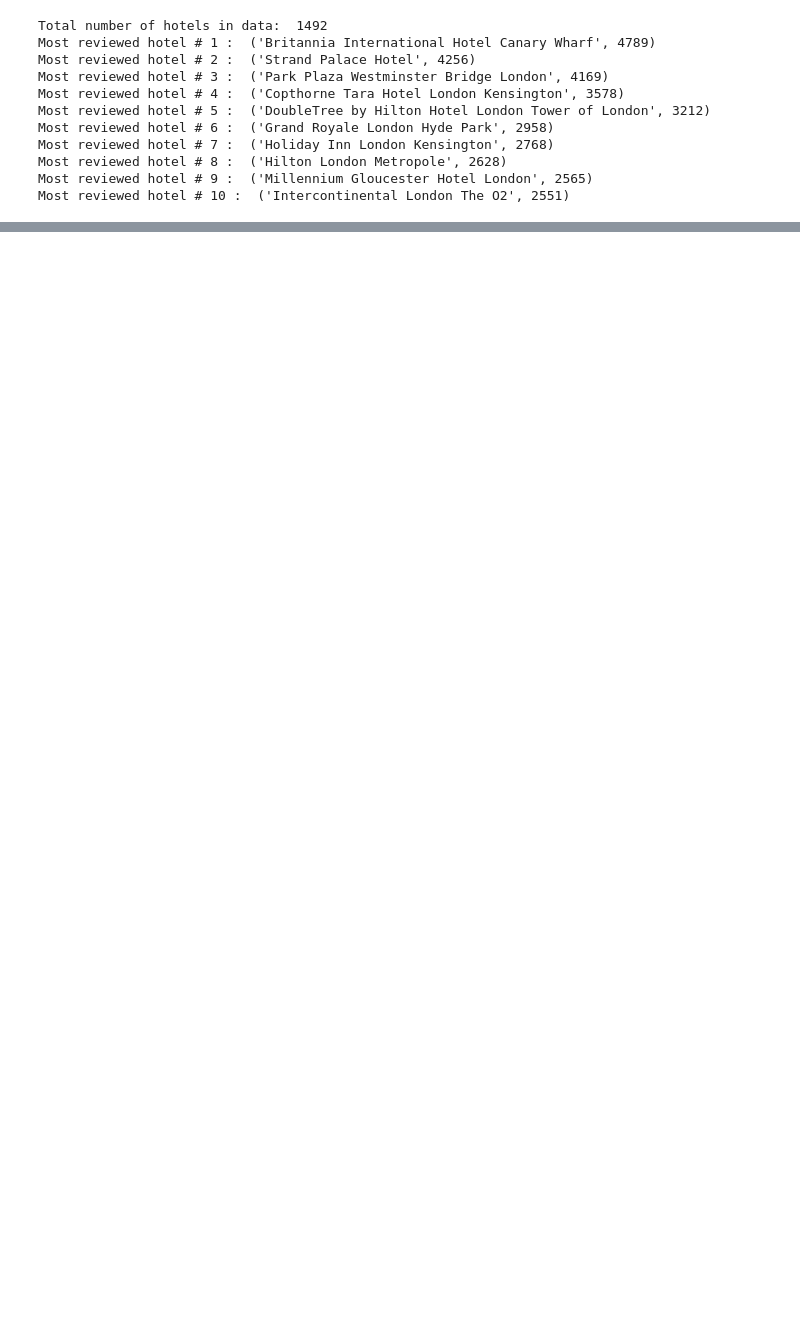
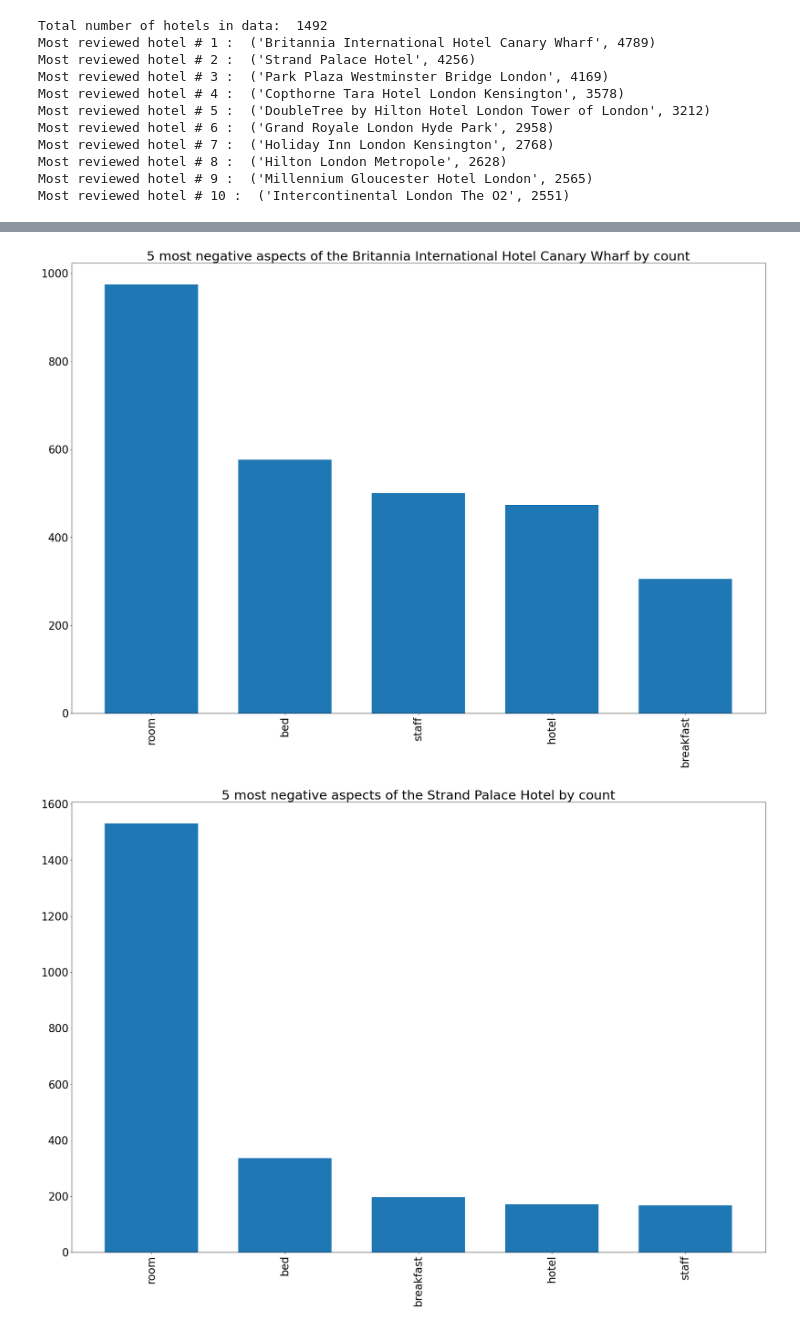
Before and after one commit to ElvoLue/SenAnaProj, a Jupyter notebook: code/Praktikum.ipynb, the cells around one changed output, grey strips where cells are left out. Drawn from its saved outputs; the diff is of its cells as text; code cells hidden in the pictures; blank space fills up the shorter version.

```diff
--- a/code/Praktikum.ipynb
+++ b/code/Praktikum.ipynb
@@ -439,0 +550,15 @@ Presentation: Spatial-Mapping where hotels are // where guests are from
+# %%
+path = strPath[0:len(strPath)-5] + '/output/'
+
+
+for name, aspectsTotal, cleanedAspectsPos, countAllAspectsPos, fiveMostCommonPos,  cleanedAspectsNeg, countAllAspectsNeg, fiveMostCommonNeg, sentRoom, sentProperty,  sentFood, sentLocation, sentStaff in data.values:
+    figName = "fiveNeg" + name + ".pdf"
+    df = pd.DataFrame([asp[1] for asp in fiveMostCommonNeg], index=[asp[0] for asp in fiveMostCommonNeg]) #, index = [' staff', ' food', ' location', ' room', ' property']
+    plt.rcParams.update({'font.size': 26})
+    df.plot(kind='bar', legend=False, width=.7, figsize=(30,20))
+    plt.title("5 most negative aspects of the " + name + " by count")
+    plt.savefig(path + figName)
+    #plt.show()
+# %% [output]
+[figure, added]
+[figure, added]
```
Also changed, not shown: parts of 13 cells of this notebook, 35 other files.
